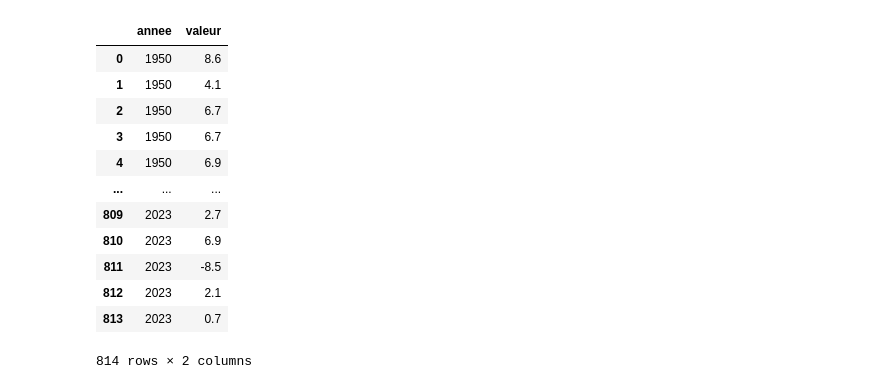
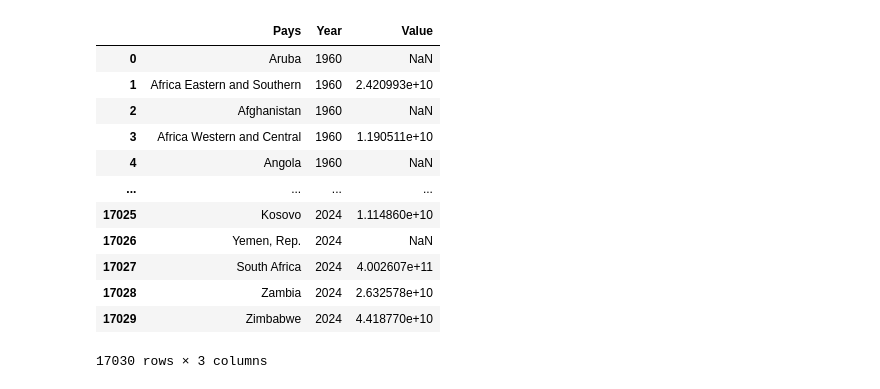
Before and after one commit to canopee-europe/data_analysis, a Jupyter notebook: Economics/PIB/pib_data.ipynb, the cells around one changed output. Drawn from its saved outputs; the diff is of its cells as text; code cells hidden in the pictures.

```diff
--- a/Economics/PIB/pib_data.ipynb
+++ b/Economics/PIB/pib_data.ipynb
@@ -1,6 +1,8 @@
 # %%
 import pandas as pd
+import requests
 
-df = pd.read_csv('Livre2.csv')
+
+df = pd.read_csv('data/WB_WDI_NY_GDP_MKTP_CD_WIDEF.csv')
 df
 # %% [output]
@@ -40,0 +22,3 @@ annees
+# %%
+df = df.rename(columns={'REF_AREA_LABEL': 'Pays'})
+df
@@ -41,17 +39,17 @@ annees
 # %%
-df_long = pd.melt(df, var_name='annee', value_name='valeur')
+df_long = df.melt(id_vars=["Pays"], var_name="Year", value_name="Value")
 df_long
 # %% [output]
-|  | annee | valeur |
-| 0 | 1950 | 8.6 |
-| 1 | 1950 | 4.1 |
-| 2 | 1950 | 6.7 |
-| 3 | 1950 | 6.7 |
-| 4 | 1950 | 6.9 |
-| ... | ... | ... |
-| 809 | 2023 | 2.7 |
-| 810 | 2023 | 6.9 |
-| 811 | 2023 | -8.5 |
-| 812 | 2023 | 2.1 |
-| 813 | 2023 | 0.7 |
+|  | Pays | Year | Value |
+| 0 | Aruba | 1960 | NaN |
+| 1 | Africa Eastern and Southern | 1960 | 2.420993e+10 |
+| 2 | Afghanistan | 1960 | NaN |
+| 3 | Africa Western and Central | 1960 | 1.190511e+10 |
+| 4 | Angola | 1960 | NaN |
+| ... | ... | ... | ... |
+| 17025 | Kosovo | 2024 | 1.114860e+10 |
+| 17026 | Yemen, Rep. | 2024 | NaN |
+| 17027 | South Africa | 2024 | 4.002607e+11 |
+| 17028 | Zambia | 2024 | 2.632578e+10 |
+| 17029 | Zimbabwe | 2024 | 4.418770e+10 |
-814 rows × 2 columns
+17030 rows × 3 columns
```
Also changed, not shown: parts of 7 cells of this notebook, 3 other files.
